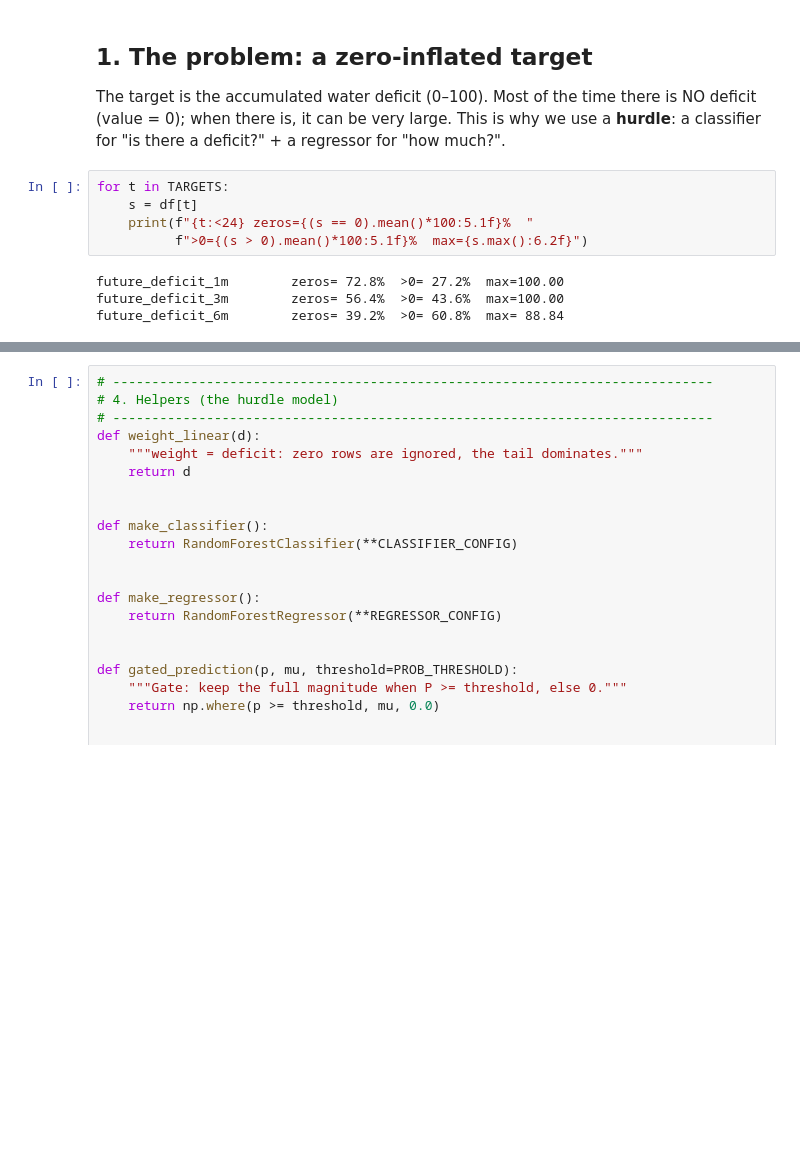
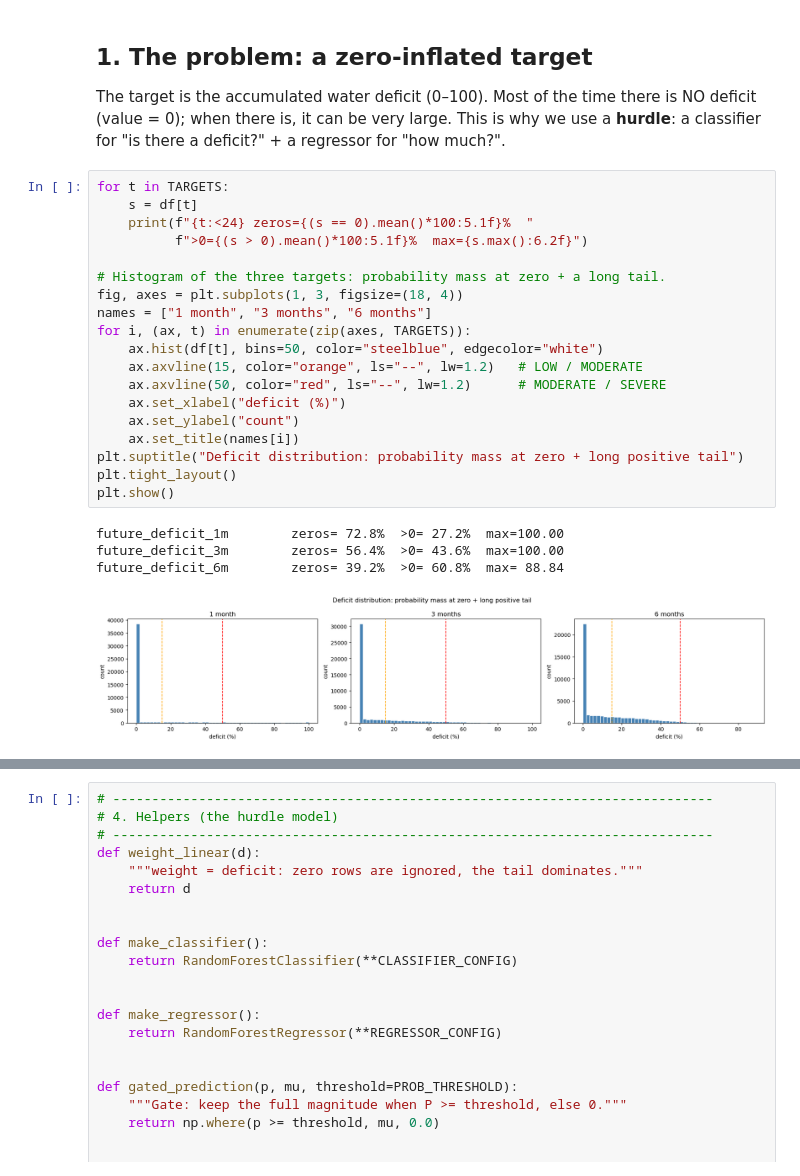
Before and after one commit to WMRioga/ALSRS, a Jupyter notebook: ml/05_train_validation_test.ipynb, the cells around one changed output, grey strips where cells are left out. Cells and saved outputs as stored; diff of their text form; blank space fills up the shorter version.

```diff
--- a/ml/05_train_validation_test.ipynb
+++ b/ml/05_train_validation_test.ipynb
@@ -94,12 +96,27 @@ The target is the accumulated water deficit (0–100). Most of the time there is
 NO deficit (value = 0); when there is, it can be very large. This is why we use
 a **hurdle**: a classifier for "is there a deficit?" + a regressor for "how
 much?".
-# %%
-for t in TARGETS:
-    s = df[t]
-    print(f"{t:<24} zeros={(s == 0).mean()*100:5.1f}%  "
-          f">0={(s > 0).mean()*100:5.1f}%  max={s.max():6.2f}")
-# %% [output]
-future_deficit_1m        zeros= 72.8%  >0= 27.2%  max=100.00
-future_deficit_3m        zeros= 56.4%  >0= 43.6%  max=100.00
-future_deficit_6m        zeros= 39.2%  >0= 60.8%  max= 88.84
+# %%
+for t in TARGETS:
+    s = df[t]
+    print(f"{t:<24} zeros={(s == 0).mean()*100:5.1f}%  "
+          f">0={(s > 0).mean()*100:5.1f}%  max={s.max():6.2f}")
+
+# Histogram of the three targets: probability mass at zero + a long tail.
+fig, axes = plt.subplots(1, 3, figsize=(18, 4))
+names = ["1 month", "3 months", "6 months"]
+for i, (ax, t) in enumerate(zip(axes, TARGETS)):
+    ax.hist(df[t], bins=50, color="steelblue", edgecolor="white")
+    ax.axvline(15, color="orange", ls="--", lw=1.2)   # LOW / MODERATE
+    ax.axvline(50, color="red", ls="--", lw=1.2)      # MODERATE / SEVERE
+    ax.set_xlabel("deficit (%)")
+    ax.set_ylabel("count")
+    ax.set_title(names[i])
+plt.suptitle("Deficit distribution: probability mass at zero + long positive tail")
+plt.tight_layout()
+plt.show()
+# %% [output]
+future_deficit_1m        zeros= 72.8%  >0= 27.2%  max=100.00
+future_deficit_3m        zeros= 56.4%  >0= 43.6%  max=100.00
+future_deficit_6m        zeros= 39.2%  >0= 60.8%  max= 88.84
+[figure, added]
```
Also changed, not shown: parts of 10 cells of this notebook, 53 other files.
